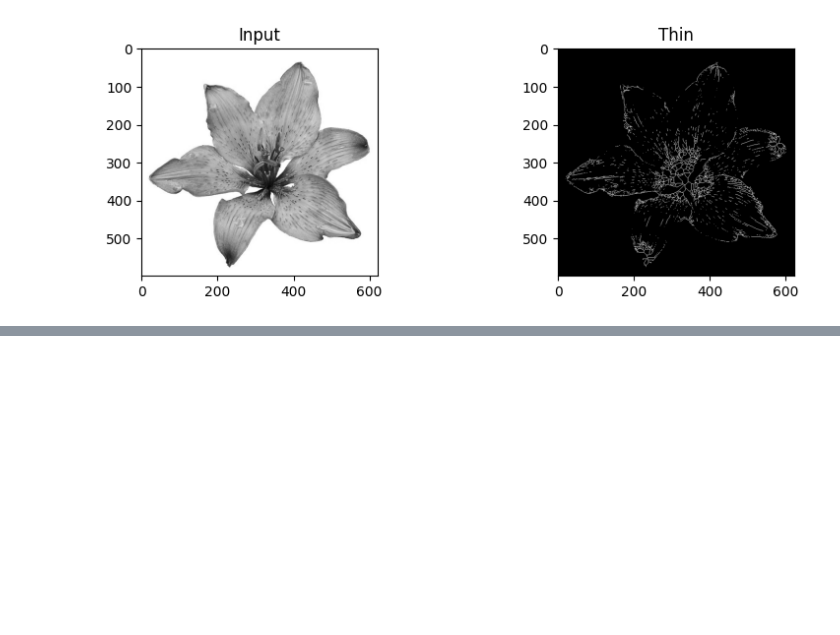
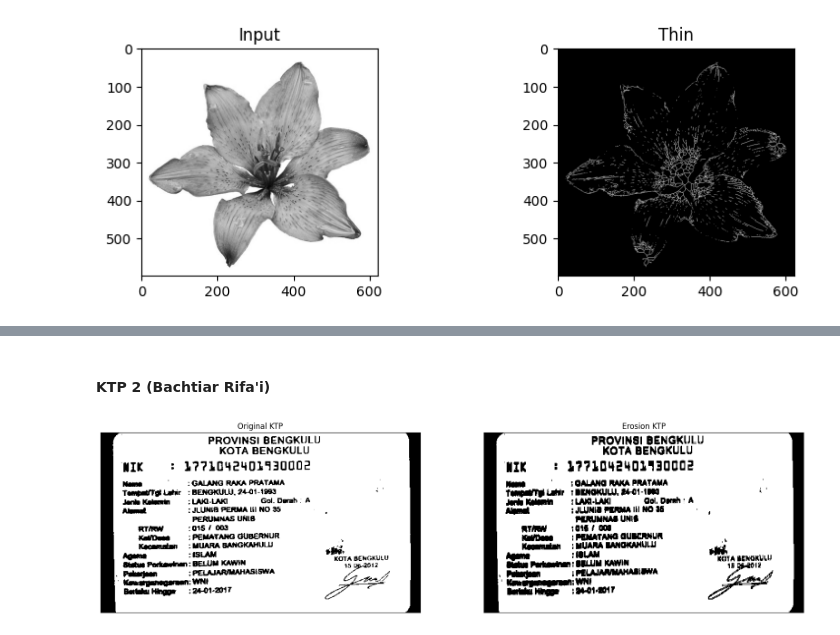
Before and after one commit to shofiaayuu/PCVK_Ganjil_2023, a Jupyter notebook: Week9.ipynb, the cells around one changed output, grey strips where cells are left out. Drawn from its saved outputs; the diff is of its cells as text; code cells hidden in the pictures; blank space fills up the shorter version.

```diff
--- a/Week9.ipynb
+++ b/Week9.ipynb
@@ -637,0 +614,25 @@ plt.show()
+# %% [markdown]
+#### KTP 2 (Bachtiar Rifa'i)
+# %%
+# Membaca citra KTP
+ktp_image = cv2.imread('/content/drive/MyDrive/PCVK_2023/Images/ktp1.png')
+
+# Ubah ke binary
+ktp_image = convert_to_binary(ktp_image)
+
+# Erosi
+kernel = np.array([[0, 1],[0, 0],[0, 1]], dtype = np.uint8)
+erosion = cv2.erode(ktp_image,kernel,iterations = 1)
+
+# Menampilkan citra KTP
+plt.figure(figsize=(20,20))
+
+plt.subplot(121),plt.imshow(X=ktp_image, cmap = 'gray')
+plt.title('Original KTP'), plt.xticks([]), plt.yticks([])
+
+plt.subplot(122),plt.imshow(X=erosion,cmap = 'gray')
+plt.title('Erosion KTP'), plt.xticks([]), plt.yticks([])
+
+plt.show()
+# %% [output]
+[figure, added]
```
Also changed, not shown: parts of 13 cells of this notebook.
